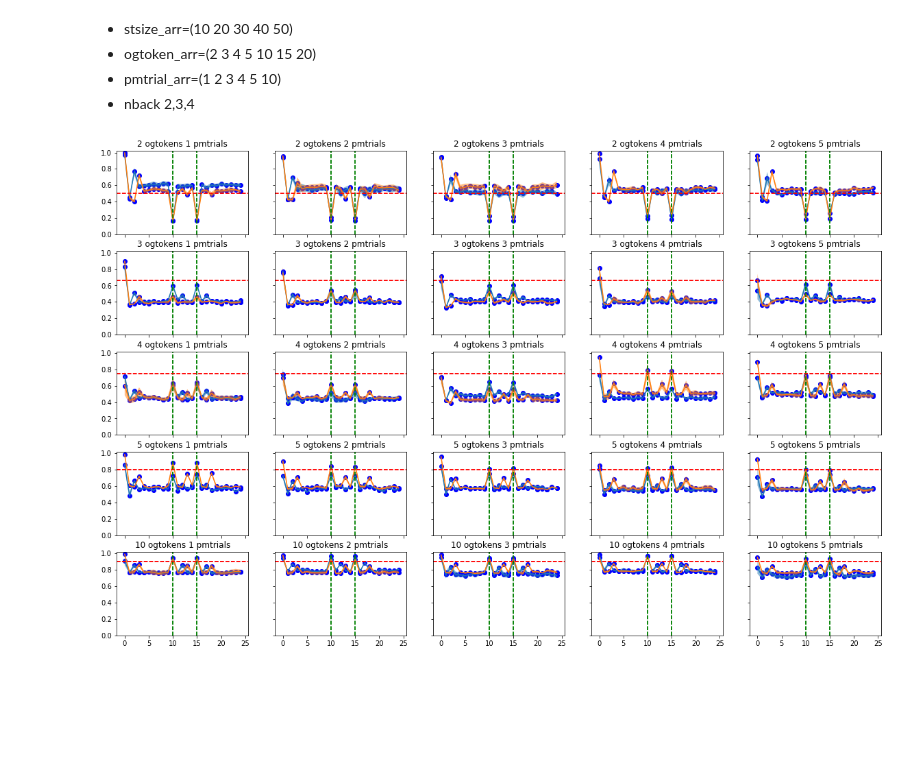
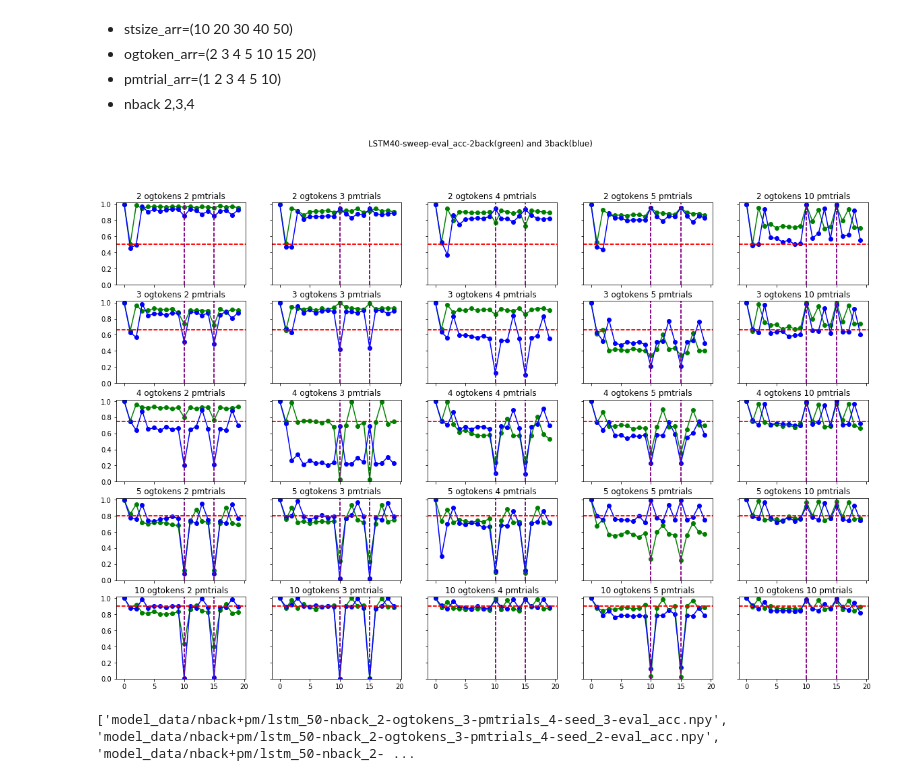
Before and after one commit to andrebeu/epm, a Jupyter notebook: dual PM task.ipynb, the cells around one changed output. Cells and saved outputs as stored; diff of their text form; code cells hidden in the pictures; blank space fills up the shorter version.

Commit message:
sweep

```diff
--- a/dual PM task.ipynb
+++ b/dual PM task.ipynb
@@ -149,40 +148,49 @@ plt.title('LSTM20 eval accuracy')
 # %%
 from itertools import product
 
-stsize = 20
-nback = 2
-pmtrials = 1
-ogtokens = 10
+stsize = 40
+ogtokenL = [2,3,4,5,10]
+pmtrialL = [2,3,4,5,10]
+nbackL = [2,3]
+nbackL_c = ['g','b']
 
-ogtokenL = [2,3,4,5,10]
-pmtrialL = [1,2,3,4,5]
+nsubs = 1
+trial_len = 20
+
 fig,axarr = plt.subplots(5,5,figsize=(20,13),sharex=True,sharey=True);axarr=axarr.reshape(-1)
 
 for idx,(ogtokens,pmtrials) in enumerate(product(ogtokenL,pmtrialL)):
   ax = axarr[idx]
   ax.set_title("%i ogtokens %i pmtrials"%(ogtokens,pmtrials))
-  for nback in [2,3]:
-    nsubs = 4
-    group_acc = -np.ones([nsubs,25])
-    for seed in range(1,5):
+  for nback_idx,nback in enumerate(nbackL):
+    group_acc = -np.ones([nsubs,trial_len])
+    for seed in range(1,nsubs+1):
       fpathL = glob("model_data/nback+pm/"+\
-                    "lstm_%i-nback_%i-ogtokens_%i-pmtrials_%i-seed_%i-trepochs_10000-eval_acc.npy"%(
-                      stsize,nback,ogtokens,pmtrials,seed))
+                    "lstm_%i-nback_%i-ogtokens_%i-pmtrials_%i-seed_?-eval_acc.npy"%(
+                      stsize,nback,ogtokens,pmtrials))
+      if not len(fpathL):
+        print('none for',stsize,nback,ogtokens,pmtrials)
+        continue
       fpath = fpathL[0]
 #       print(fpath)
       subj_acc = np.load(fpath).mean(0)
       group_acc[seed-1] = subj_acc
 
     M = group_acc.mean(0)
     S = group_acc.std(0)/np.sqrt(len(group_acc))
 
-    ax.plot(M)
-    ax.scatter(range(len(M)),M,c='b')
+    ax.plot(M,c=nbackL_c[nback_idx])
+    ax.scatter(range(len(M)),M,c=nbackL_c[nback_idx])
     ax.fill_between(range(len(M)),M-S,M+S,alpha=.5)
 
     ax.set_ylim(0,1.02)
-    ax.axvline(10,c='g',ls='--')
-    ax.axvline(15,c='g',ls='--')
+    ax.axvline(10,c='purple',ls='--')
+    ax.axvline(15,c='purple',ls='--')
     ax.axhline(1-(1/ogtokens),c='r',ls='--')
+
+
+title = 'LSTM%i-sweep-eval_acc'%(stsize)
+plt.suptitle(title+'-2back(green) and 3back(blue)')
+plt.savefig('figures/'+title)
 # %% [output]
-[figure, old version]
+[figure, new version]
@@ -188,0 +204,8 @@ for idx,(ogtokens,pmtrials) in enumerate(product(ogtokenL,pmtrialL)):
+# %%
+
+
+
+
+print(fpathL)
+# %% [output]
+['model_data/nback+pm/lstm_50-nback_2-ogtokens_3-pmtrials_4-seed_3-eval_acc.npy', 'model_data/nback+pm/lstm_50-nback_2-ogtokens_3-pmtrials_4-seed_2-eval_acc.npy', 'model_data/nback+pm/lstm_50-nback_2- ...
```
Also changed, not shown: parts of 4 cells of this notebook, 6 other files.
